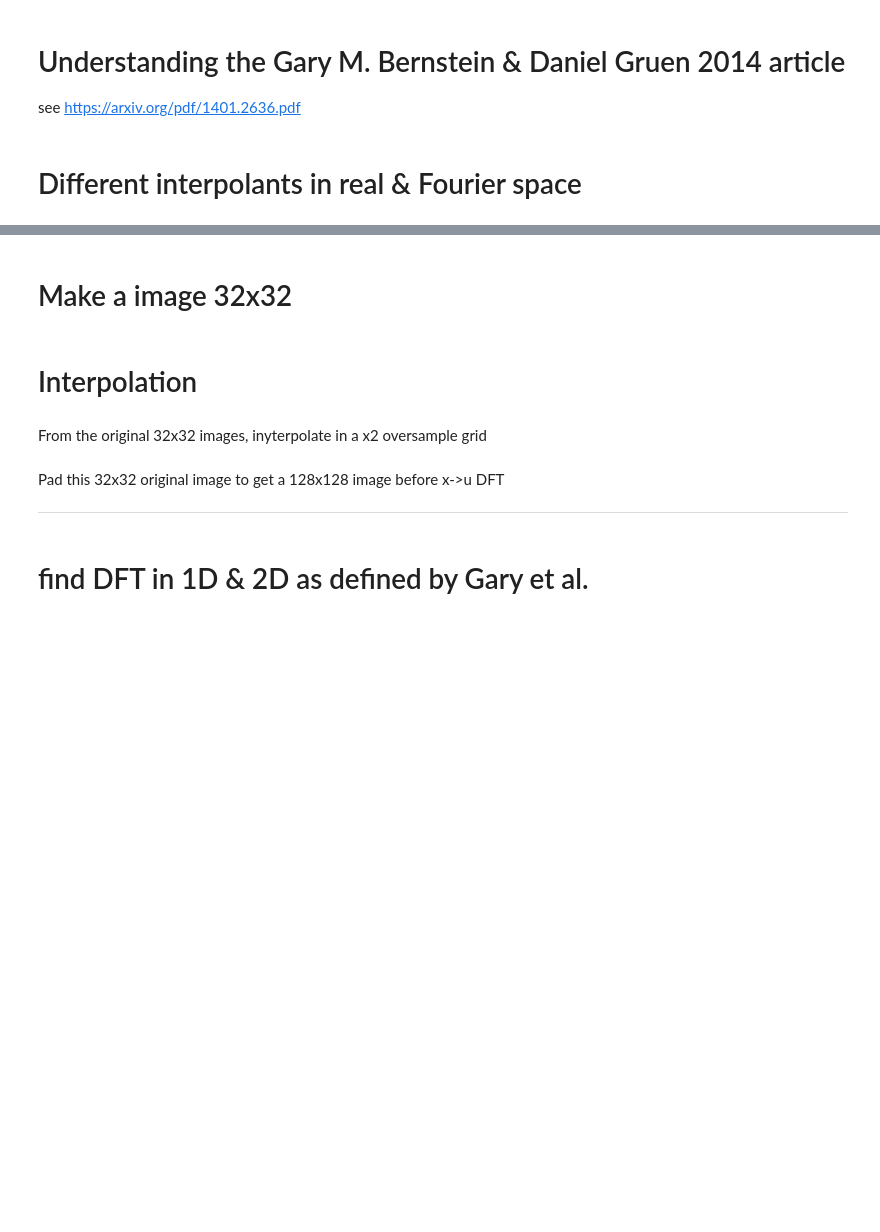
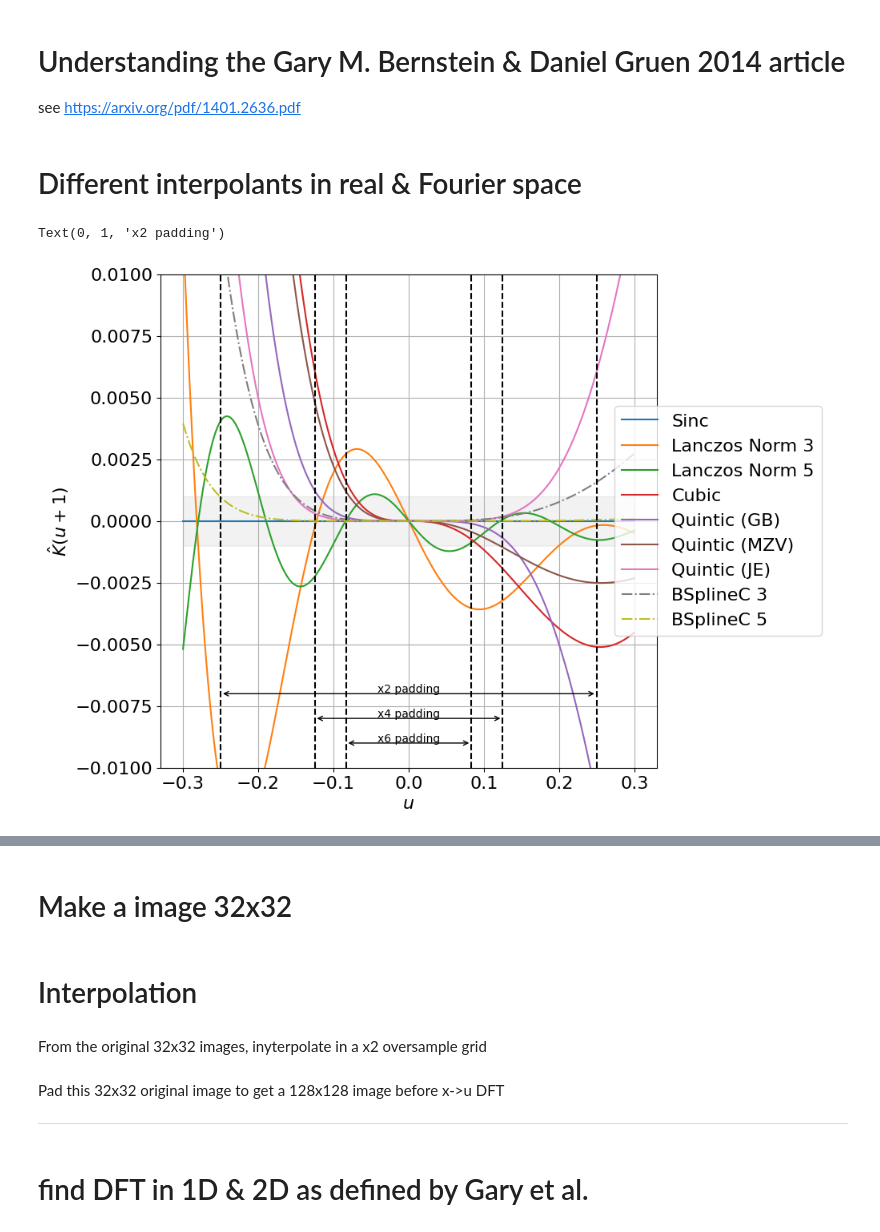
Before and after one commit to jecampagne/interpolation, a Jupyter notebook: image_interpolation.ipynb, the cells around one changed output, grey strips where cells are left out. Cells and saved outputs as stored; diff of their text form; code cells hidden in the pictures; blank space fills up the shorter version.

```diff
--- a/image_interpolation.ipynb
+++ b/image_interpolation.ipynb
@@ -82,7 +80,7 @@ tmp- a.reshape(tshape)
 # %%
 def hatBsplineCard3(u):
-  sin = np.sin(np.pi*u)
-  return hatBspline3(u)/(1-2/3*sin*sin)
+  sinpu = np.sin(np.pi*u)
+  return hatBspline3(u)/(1-2/3*sinpu*sinpu)
 def s3(n):
     n = n.astype(int)
     r3 = np.sqrt(3)
@@ -103,3 +99,15 @@ BsplineCard3(np.arange(-3.,4.,1))
+# %%
+def hatBspline5(u):
+  s = np.sinc(u)
+  s2 = s*s
+  return s2 * s2 * s2
+
+def hatBsplineCard5(u):
+  b1 = 13/60
+  b2 = 1/120
+  b0 = 1 - b1 - b2
+  piu = np.pi * u
+  return hatBspline5(u)/(b0 + 2*b1*np.cos(2*piu) +2*b2*np.cos(4*piu))
 # %%
 fig,axs = subplots(3,1,figsize=(8,8),tight_layout=True)
 
@@ -565,9 +575,9 @@ axs[2].set_ylim([1e-7,2]);
 # %%
-lab = ["Sinc","Lanczos Norm 3","Lanczos Norm 5","Cubic","Quintic (GB)","Quintic (MZV)","Quintic (JE)","mks2021"]
+lab = ["Sinc","Lanczos Norm 3","Lanczos Norm 5","Cubic","Quintic (GB)","Quintic (MZV)","Quintic (JE)", "BSplineC 3", "BSplineC 5"]
 lsStyle = ["-"]*len(lab)
-#lsStyle[-2]="--"
+lsStyle[-2]="-."
 lsStyle[-1]="-."
-kerU = [hatSincInterp,hatlanczos3,hatlanczos5,hat3,hat5Gary,hat5MZV,hat5JE,hatmks2021]
+kerU = [hatSincInterp,hatlanczos3,hatlanczos5,hat3,hat5Gary,hat5MZV,hat5JE,hatBsplineCard3,hatBsplineCard5]
 
 #kerX = [sincInterp,lanczos3,lanczos5,h3,h5Gary,mks2021]
 #lab = ["Sinc","Lanczos Norm 3","Lanczos Norm 5","Cubic","Quintic (GB)","mks2021"]
@@ -591,31 +601,34 @@ axvline(0.25, linestyle='--', color='black');
 axvline(-0.125, linestyle='--', color='black')
 axvline(0.125, linestyle='--', color='black');
 axvline(-0.5/6, linestyle='--', color='black')
 axvline(0.5/6, linestyle='--', color='black');
 ylabel(r"$\hat{K}(u+1)$")
 xlabel(r"$u$");
 
 plt.annotate(
     '', xy=(-0.5/6, -0.009), xycoords='data',
     xytext=(0.5/6, -0.009), textcoords='data',
     arrowprops={'arrowstyle': '<->'})
 plt.annotate(
     'x6 padding', xy=(0, -0.009), xycoords='data', ha='center',
     xytext=(0, 1), textcoords='offset points')
 
 plt.annotate(
     '', xy=(-0.5/4, -0.008), xycoords='data',
     xytext=(0.5/4, -0.008), textcoords='data',
     arrowprops={'arrowstyle': '<->'})
 plt.annotate(
     'x4 padding', xy=(0, -0.008), xycoords='data', ha='center',
     xytext=(0, 1), textcoords='offset points')
 
 plt.annotate(
     '', xy=(-0.5/2, -0.007), xycoords='data',
     xytext=(0.5/2, -0.007), textcoords='data',
     arrowprops={'arrowstyle': '<->'})
 plt.annotate(
     'x2 padding', xy=(0, -0.007), xycoords='data', ha='center',
     xytext=(0, 1), textcoords='offset points')
+# %% [output]
+Text(0, 1, 'x2 padding')
+[figure, added]
 # %%
```
Also changed, not shown: parts of 7 cells of this notebook, 1 other file.
